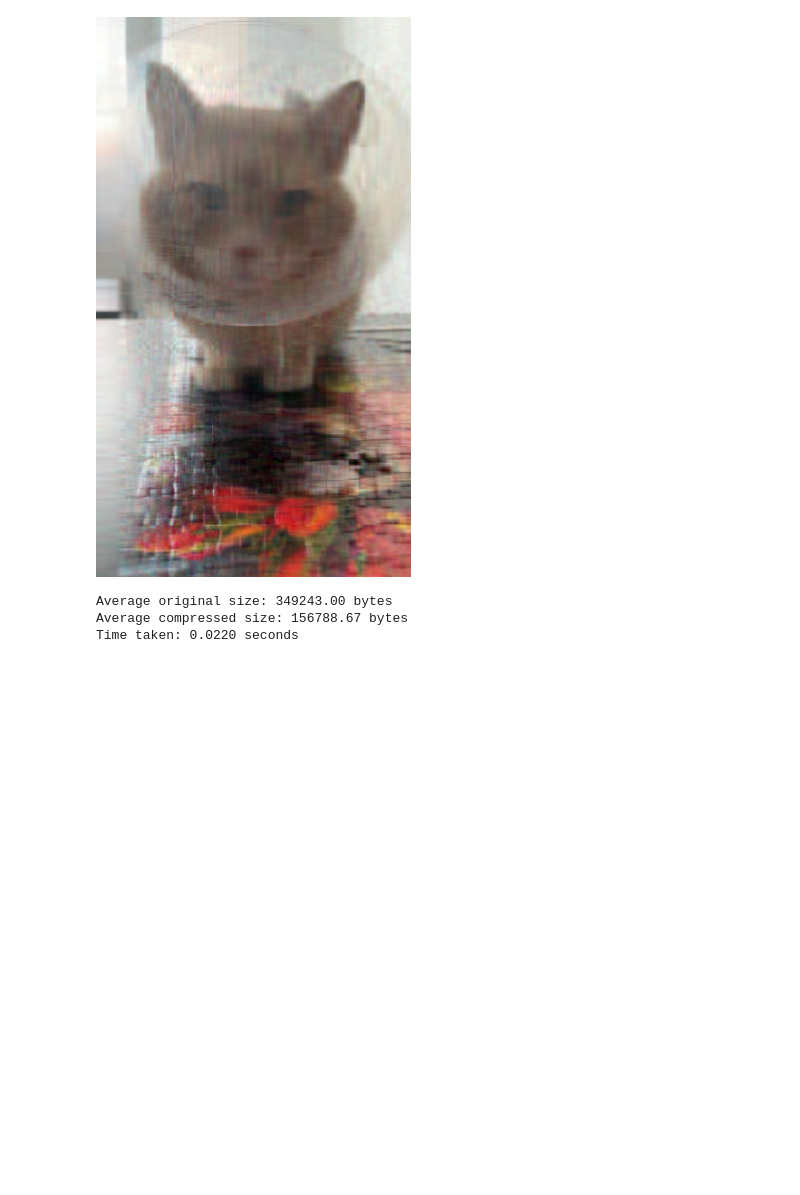
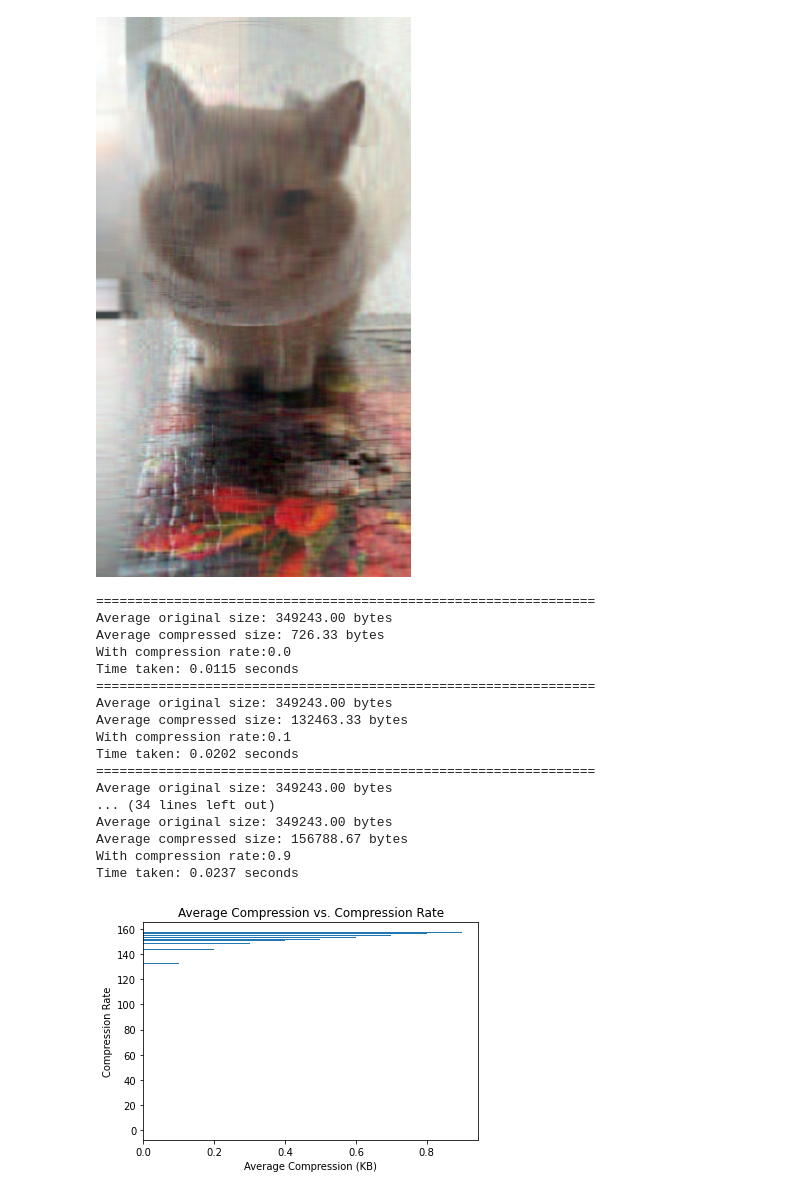
Before and after one commit to Vizim/Matrix_Proj, a Jupyter notebook: Matrix_Proj.ipynb, the cells around one changed output. Saved outputs shown, nothing was run; the diff lists cells and outputs as text; code cells hidden in the pictures; blank space fills up the shorter version.

Commit message:
table and final compression avg code

```diff
--- a/Matrix_Proj.ipynb
+++ b/Matrix_Proj.ipynb
@@ -63,13 +63,15 @@ import numpy as np
 from PIL import Image
 from scipy.linalg import svd
 import time as t
+import pandas as pd
+import matplotlib as plt
 
 def compress_image(image_path, compression_rate, gscale = 0):
     if gscale == 1:
     # Load image and convert to grayscale
         img = Image.open(image_path).convert('L')
     else:
-    #Only load image
+    #Only load image as rgb
         img = Image.open(image_path).convert('RGB')
 
     img_array = np.asarray(img)
@@ -109,33 +111,56 @@ def compress_images(folder_path, output_path, compression_rate, gscale):
         if os.path.isfile(img_path) and file_extension in valid_extensions:
             # Compress image and save to output folder
 
             s = t.time()
             compressed_img = compress_image(img_path, compression_rate, gscale)
             e = t.time()
             compressed_img.save(os.path.join(output_path, img_name))
 
             # Calculate size of original and compressed images
             original_size = os.path.getsize(img_path)
             compressed_size = os.path.getsize(os.path.join(output_path, img_name))
 
             total_original_size += original_size
             total_compressed_size += compressed_size
             num_images += 1
 
     # Print average sizes pre and post compression
     avg_original_size = total_original_size / num_images
     avg_compressed_size = total_compressed_size / num_images
     time = s-e
+
+    print(f"================================================================")
     print(f"Average original size: {avg_original_size:.2f} bytes")
     print(f"Average compressed size: {avg_compressed_size:.2f} bytes")
+    print(f"With compression rate:{compression_rate}")
     print(f"Time taken: {-1*time:.4f} seconds")
 
 folder_path = '/Users/zain/Desktop/Matrix_Proj/src_imgs/'
-comp_rate = 0.9  # Compression rate between 0 and 1, lower is more compression
+comp_rate = 0.3  # Compression rate between 0 and 1, lower is more compression
 output_path = '/Users/zain/Desktop/Matrix_Proj/cmprsd_imgs'
 gscale = 1
-compress_images(folder_path, output_path, comp_rate, gscale)
+
+
+comp_rates = np.arange(0.0, 1.0, 0.1)
+
+for i in comp_rates:
+    compress_images(folder_path, output_path, i, gscale)
 # %% [output]
+================================================================
+Average original size: 349243.00 bytes
+Average compressed size: 726.33 bytes
+With compression rate:0.0
+Time taken: 0.0115 seconds
+================================================================
+Average original size: 349243.00 bytes
+Average compressed size: 132463.33 bytes
+With compression rate:0.1
+Time taken: 0.0202 seconds
+================================================================
+Average original size: 349243.00 bytes
+... (34 lines left out)
 Average original size: 349243.00 bytes
 Average compressed size: 156788.67 bytes
-Time taken: 0.0220 seconds
+With compression rate:0.9
+Time taken: 0.0237 seconds
+[figure, added]
```
Also changed, not shown: parts of 1 cell of this notebook, 3 other files.
